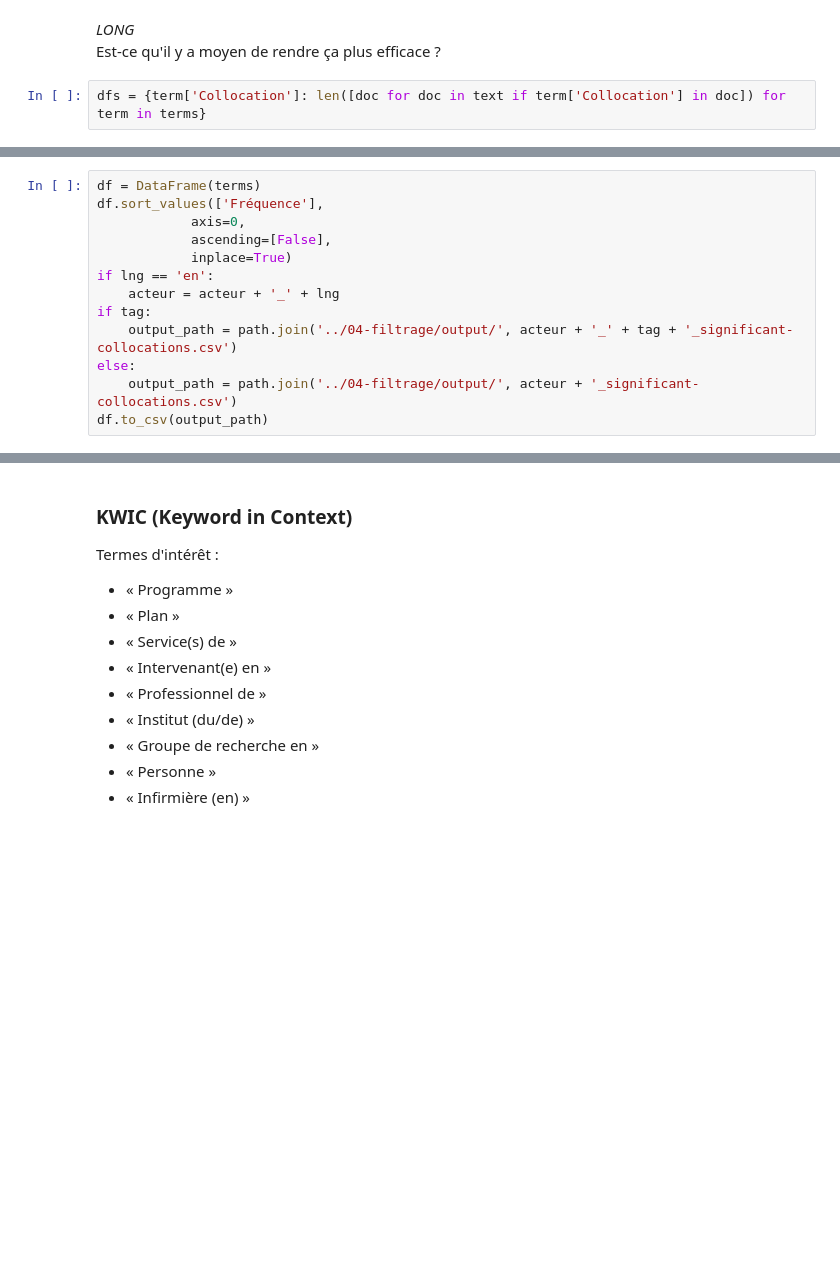
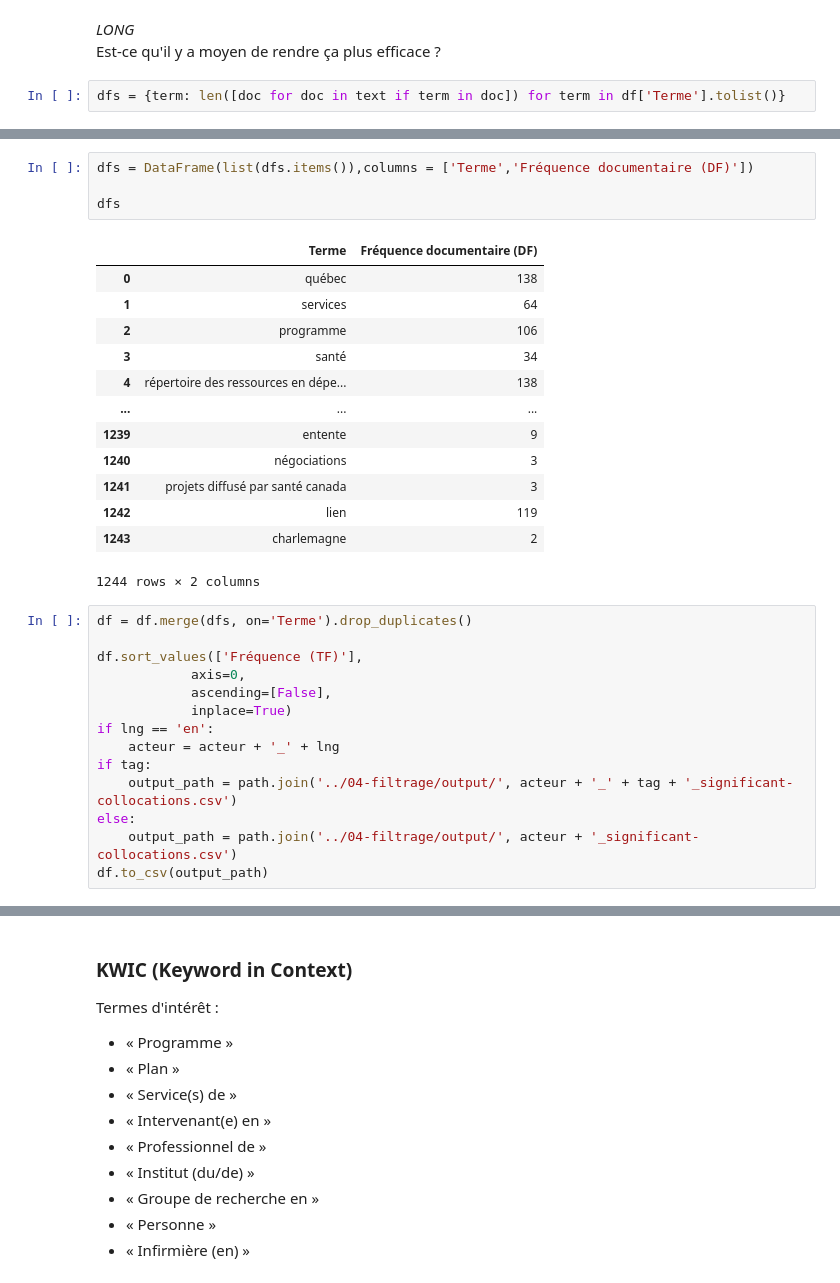
Before and after one commit to Camille-Demers/text-mining-project, a Jupyter notebook: 00-Jupyter-Notebooks/2_Prétraitement.ipynb, the cells around one changed output, grey strips where cells are left out. Cells and saved outputs as stored; diff of their text form; blank space fills up the shorter version.

```diff
--- a/00-Jupyter-Notebooks/2_Prétraitement.ipynb
+++ b/00-Jupyter-Notebooks/2_Prétraitement.ipynb
@@ -602,4 +693,4 @@ DataFrame(terms).sort_values(by = "Fréquence", ascending=False)
 *LONG*
 Est-ce qu'il y a moyen de rendre ça plus efficace ?
 # %%
-dfs = {term['Collocation']: len([doc for doc in text if term['Collocation'] in doc]) for term in terms}
+dfs = {term: len([doc for doc in text if term in doc]) for term in df['Terme'].tolist()}
@@ -643,6 +722,25 @@ DataFrame(terms).sort_values(by="Fréquence", ascending=False)
+# %%
+dfs = DataFrame(list(dfs.items()),columns = ['Terme','Fréquence documentaire (DF)'])
+
+dfs
+# %% [output]
+|  | Terme | Fréquence documentaire (DF) |
+| 0 | québec | 138 |
+| 1 | services | 64 |
+| 2 | programme | 106 |
+| 3 | santé | 34 |
+| 4 | répertoire des ressources en dépe... | 138 |
+| ... | ... | ... |
+| 1239 | entente | 9 |
+| 1240 | négociations | 3 |
+| 1241 | projets diffusé par santé canada | 3 |
+| 1242 | lien | 119 |
+| 1243 | charlemagne | 2 |
+1244 rows × 2 columns
 # %%
-df = DataFrame(terms)
-df.sort_values(['Fréquence'],
+df = df.merge(dfs, on='Terme').drop_duplicates()
+
+df.sort_values(['Fréquence (TF)'],
             axis=0,
             ascending=[False],
             inplace=True)
```
Also changed, not shown: parts of 84 cells of this notebook, 3 other files.
